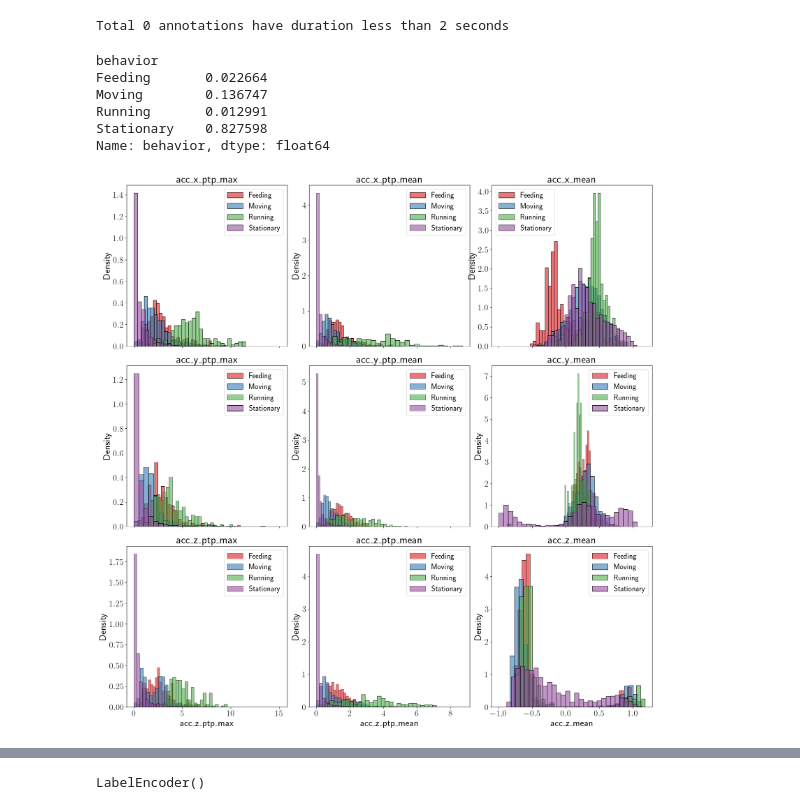
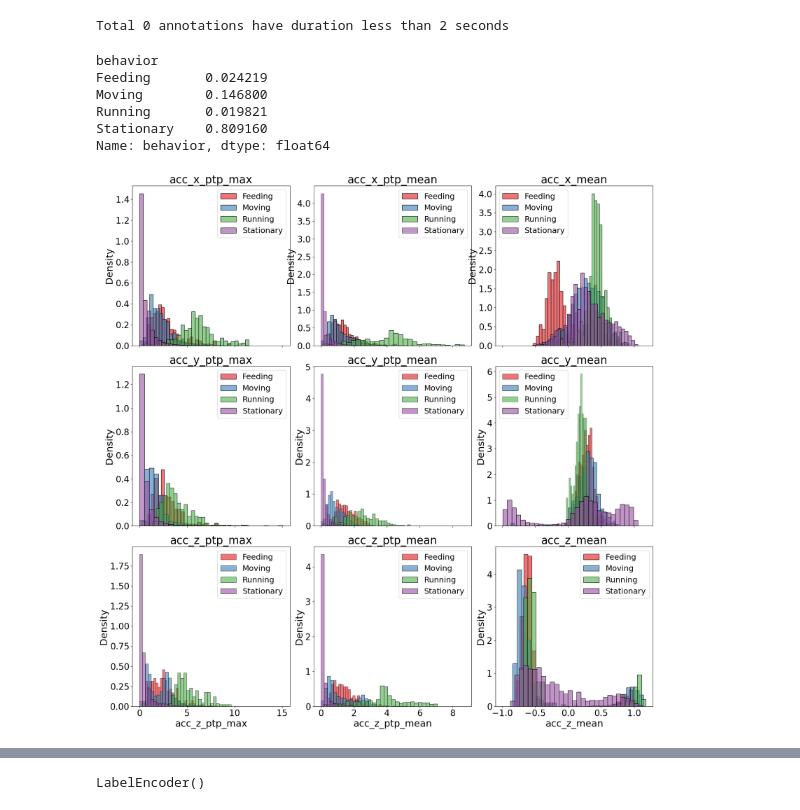
Before and after one commit to medhaaga/BotswanaML, a Jupyter notebook: notebooks/Vectronic_summary_EDA.ipynb, the cells around one changed output, grey strips where cells are left out. Saved outputs shown, nothing was run; the diff lists cells and outputs as text; code cells hidden in the pictures.

Commit message:
raw data predictions

```diff
--- a/notebooks/historic_dog_acc.ipynb
+++ b/notebooks/Vectronic_summary_EDA.ipynb
@@ -63,7 +58,7 @@ mpl.rcParams['ytick.labelsize'] = 20
 mpl.rcParams["axes.labelsize"] = 22
 mpl.rcParams['legend.fontsize'] = 18
 mpl.rcParams['axes.titlesize'] = 25
-mpl.rcParams['text.usetex'] = True
+mpl.rcParams['text.usetex'] = False
 # %%
 # load matched acceleration and label pairs data, metadata, and summary
 
@@ -78,7 +73,5 @@ Index(['id', 'Behavior', 'Timestamp_start', 'Timestamp_end', 'Source'], dtype='o
 all_annotations.Timestamp_start = pd.to_datetime(all_annotations.Timestamp_start)
 all_annotations.Timestamp_end = pd.to_datetime(all_annotations.Timestamp_end)
 all_annotations['duration'] = (all_annotations.Timestamp_end - all_annotations.Timestamp_start).dt.total_seconds()
-all_annotations['Behavior'] = all_annotations['Behavior'].replace(RAW_COLLAPSE_BEHAVIORS_MAPPING_WO_TROTTING)
-all_annotations = all_annotations[all_annotations.Behavior.isin(RAW_BEHAVIORS_WO_TROTTING)]
 # %%
 print(all_annotations["duration"].describe())
@@ -101,22 +94,17 @@ Value 30s is approximately at the 80.03th percentile.
 # %%
 metadata = pd.read_csv(get_metadata_path())
 # %%
-min_durations_list = [10, 20, 30, 40]
+min_durations_list = [20]
 
 for min_duration in min_durations_list:
 
-    summary_dir = os.path.join(get_project_root(), 'data', f"duration{min_duration}")
-    data_dir = os.path.join(get_project_root(), 'data', f"duration{min_duration}")
-    metadata_dir = os.path.join(get_project_root(), 'data', f"duration{min_duration}")
+    dir = os.path.join(get_project_root(), 'data', f"duration{min_duration}")
+    os.makedirs(dir, exist_ok=True)
 
-    os.makedirs(summary_dir, exist_ok=True)
-    os.makedirs(data_dir, exist_ok=True)
-    os.makedirs(metadata_dir, exist_ok=True)
 
-    summary_path = os.path.join(summary_dir, "matched_acc_summary.csv")
-    data_path = os.path.join(data_dir, "matched_acc_data.csv")
-    metadata_path = os.path.join(metadata_dir, "matched_acc_metadata.csv")
-
+    summary_path = os.path.join(dir, "matched_acc_summary.csv")
+    data_path = os.path.join(dir, "matched_acc_data.csv")
+    metadata_path = os.path.join(dir, "matched_acc_metadata.csv")
 
     if not (os.path.exists(summary_path) and os.path.exists(data_path) and os.path.exists(metadata_path)):
         acc_summary, acc_data, acc_data_metadata = create_matched_data(
@@ -133,3 +121,9 @@ for min_duration in min_durations_list:
         acc_data['acc_x'] = acc_data['acc_x'].apply(json.loads)
         acc_data['acc_y'] = acc_data['acc_y'].apply(json.loads)
         acc_data['acc_z'] = acc_data['acc_z'].apply(json.loads)
+
+acc_data = adjust_behavior_and_durations(acc_data, SUMMARY_COLLAPSE_BEHAVIORS_MAPPING_WO_TROTTING, SUMMARY_BEHAVIORS_WO_TROTTING)
+acc_data_metadata = acc_data_metadata.loc[acc_data.index]
+
+acc_data.reset_index()
+acc_data_metadata.reset_index()
@@ -147,47 +152,47 @@ Total 0 annotations have duration less than 2 seconds
 split_acc_data.groupby('behavior')['behavior'].count()/len(split_acc_data)
 # %% [output]
 behavior
-Feeding       0.022664
-Moving        0.136747
-Running       0.012991
-Stationary    0.827598
+Feeding       0.024219
+Moving        0.146800
+Running       0.019821
+Stationary    0.809160
 Name: behavior, dtype: float64
 # %%
 fig, axes = plt.subplots(3, 3, figsize=(18, 18), sharey=False, sharex='col')
-palette = sns.color_palette("Set1", n_colors=len(BEHAVIORS))
+palette = sns.color_palette("Set1", n_colors=len(SUMMARY_BEHAVIORS_WO_TROTTING))
 
 behaviors_to_plot = acc_data_split['behavior'].unique()
 acc_axes = ['acc_x', 'acc_y', 'acc_z']
 features = ['ptp_max', 'ptp_mean', 'mean']
 
 for i, axis in enumerate(acc_axes):
     for j, feature in enumerate(features):
 
         feature = axis + '_' + feature
         ax = axes[i, j]
 
-        for k, behavior in enumerate(BEHAVIORS):
+        for k, behavior in enumerate(SUMMARY_BEHAVIORS_WO_TROTTING):
             sns.histplot(
                 acc_data_split[acc_data_split['behavior'] == behavior][feature],
                 label=behavior,
                 kde=False,
                 ax=ax,
                 stat='density',
                 bins=30,
                 color=palette[k],
                 alpha=0.6
             )
 
         ax.set_title(feature)
 
         ax.set_xlabel(feature)
         ax.set_ylabel('Density')
         ax.legend()
 
 plt.tight_layout()
 plt.show()
 # %% [output]
-[figure, old version]
+[figure, new version]
 # %%
 from dataclasses import dataclass, field
 from typing import  List
```
Also changed, not shown: parts of 6 cells of this notebook, 5 other files.
